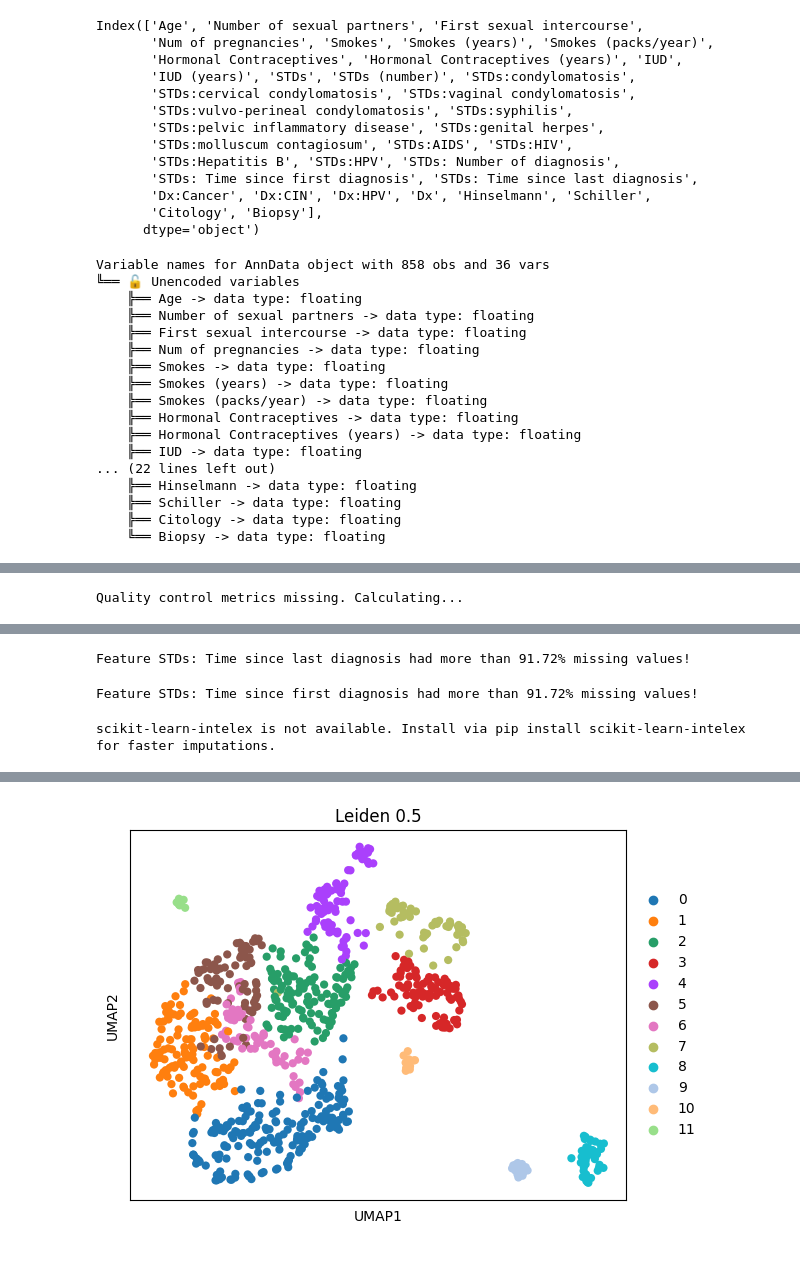
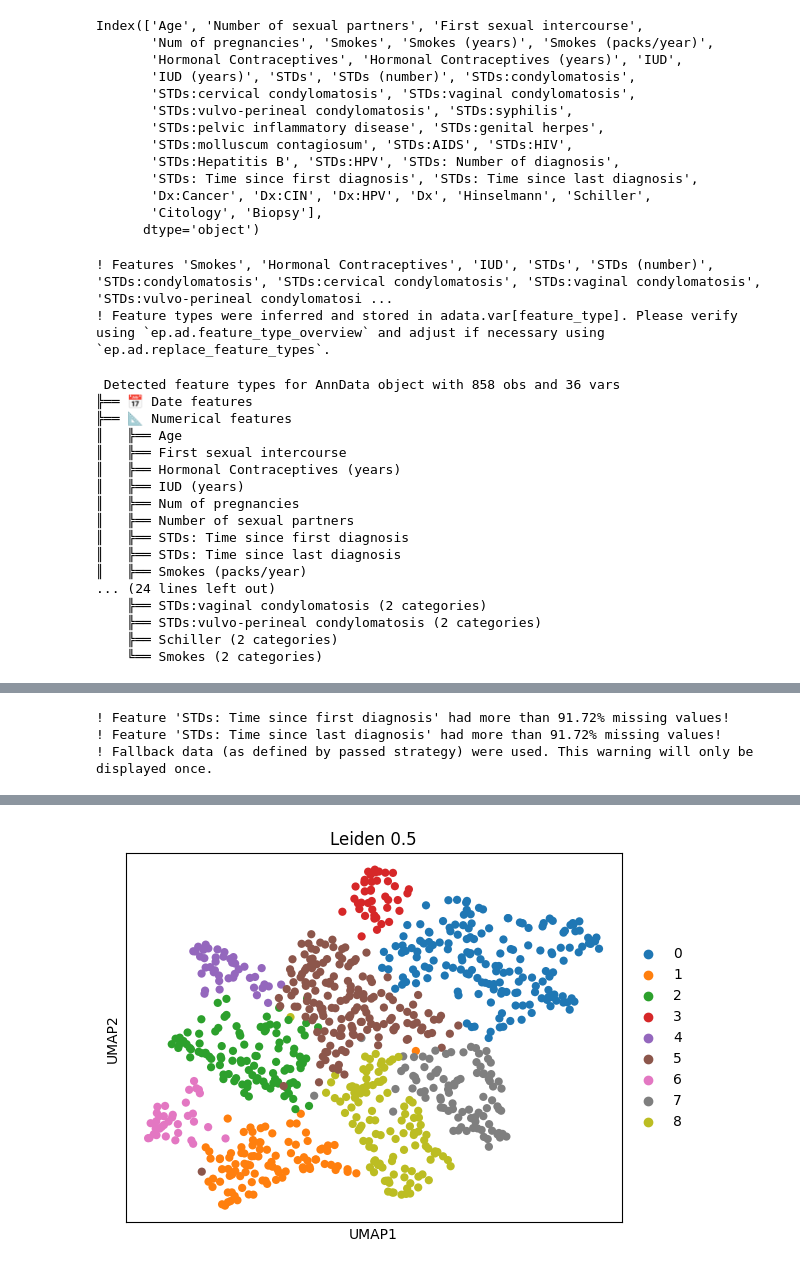
Before and after one commit to theislab/ehrapy-datasets, a Jupyter notebook: cervical_cancer_risk_factors/cervical_cancer_risk_factors.ipynb, the cells around one changed output, grey strips where cells are left out. Drawn from its saved outputs; the diff is of its cells as text; code cells hidden in the pictures.

```diff
--- a/cervical_cancer_risk_factors/cervical_cancer_risk_factors.ipynb
+++ b/cervical_cancer_risk_factors/cervical_cancer_risk_factors.ipynb
@@ -50,3 +39,4 @@ data.to_csv("risk_factors_cervical_cancer_prepared.csv")
 # %%
 adata = ep.io.read_csv("risk_factors_cervical_cancer_prepared.csv",
                    index_column="patient_id")
+edata = ed.EHRData.from_adata(adata=adata)
@@ -70,31 +57,33 @@ Index(['Age', 'Number of sexual partners', 'First sexual intercourse',
        'Citology', 'Biopsy'],
       dtype='object')
 # %%
-ep.ad.type_overview(adata)
+ep.ad.feature_type_overview(edata)
 # %% [output]
-Variable names for AnnData object with 858 obs and 36 vars
-╚══ 🔓 Unencoded variables
-    ╠══ Age -> data type: floating
-    ╠══ Number of sexual partners -> data type: floating
-    ╠══ First sexual intercourse -> data type: floating
-    ╠══ Num of pregnancies -> data type: floating
-    ╠══ Smokes -> data type: floating
-    ╠══ Smokes (years) -> data type: floating
-    ╠══ Smokes (packs/year) -> data type: floating
-    ╠══ Hormonal Contraceptives -> data type: floating
-    ╠══ Hormonal Contraceptives (years) -> data type: floating
-    ╠══ IUD -> data type: floating
-... (22 lines left out)
-    ╠══ Hinselmann -> data type: floating
-    ╠══ Schiller -> data type: floating
-    ╠══ Citology -> data type: floating
-    ╚══ Biopsy -> data type: floating
+! Features 'Smokes', 'Hormonal Contraceptives', 'IUD', 'STDs', 'STDs (number)', 'STDs:condylomatosis', 'STDs:cervical condylomatosis', 'STDs:vaginal condylomatosis', 'STDs:vulvo-perineal condylomatosi ...
+! Feature types were inferred and stored in adata.var[feature_type]. Please verify using `ep.ad.feature_type_overview` and adjust if necessary using `ep.ad.replace_feature_types`.
+ Detected feature types for AnnData object with 858 obs and 36 vars
+╠══ 📅 Date features
+╠══ 📐 Numerical features
+║   ╠══ Age
+║   ╠══ First sexual intercourse
+║   ╠══ Hormonal Contraceptives (years)
+║   ╠══ IUD (years)
+║   ╠══ Num of pregnancies
+║   ╠══ Number of sexual partners
+║   ╠══ STDs: Time since first diagnosis
+║   ╠══ STDs: Time since last diagnosis
+║   ╠══ Smokes (packs/year)
+... (24 lines left out)
+    ╠══ STDs:vaginal condylomatosis (2 categories)
+    ╠══ STDs:vulvo-perineal condylomatosis (2 categories)
+    ╠══ Schiller (2 categories)
+    ╚══ Smokes (2 categories)
 # %%
-ep.pp.knn_impute(adata)
-ep.pp.scale_norm(adata)
-ep.pp.pca(adata)
-ep.pp.neighbors(adata)
-ep.tl.umap(adata)
-ep.tl.leiden(adata, resolution=0.5, key_added="leiden_0_5")
-ep.pl.umap(adata, color=["leiden_0_5"], title="Leiden 0.5")
+ep.pp.knn_impute(edata)
+ep.pp.scale_norm(edata)
+ep.pp.pca(edata)
+ep.pp.neighbors(edata)
+ep.tl.umap(edata)
+ep.tl.leiden(edata, resolution=0.5, key_added="leiden_0_5")
+ep.pl.umap(edata, color=["leiden_0_5"], title="Leiden 0.5")
 # %% [output]
@@ -101 +91,3 @@ ep.pl.umap(adata, color=["leiden_0_5"], title="Leiden 0.5")
-Quality control metrics missing. Calculating...
+! Feature 'STDs: Time since first diagnosis' had more than 91.72% missing values!
+! Feature 'STDs: Time since last diagnosis' had more than 91.72% missing values!
+! Fallback data (as defined by passed strategy) were used. This warning will only be displayed once.
@@ -103,3 +93,0 @@ Quality control metrics missing. Calculating...
-Feature STDs: Time since last diagnosis had more than 91.72% missing values!
-Feature STDs: Time since first diagnosis had more than 91.72% missing values!
-scikit-learn-intelex is not available. Install via pip install scikit-learn-intelex  for faster imputations.
@@ -107,2 +95,2 @@ scikit-learn-intelex is not available. Install via pip install scikit-learn-inte
-[figure, old version]
+[figure, new version]
 # %%
```
Also changed, not shown: parts of 7 cells of this notebook, 19 other files.
